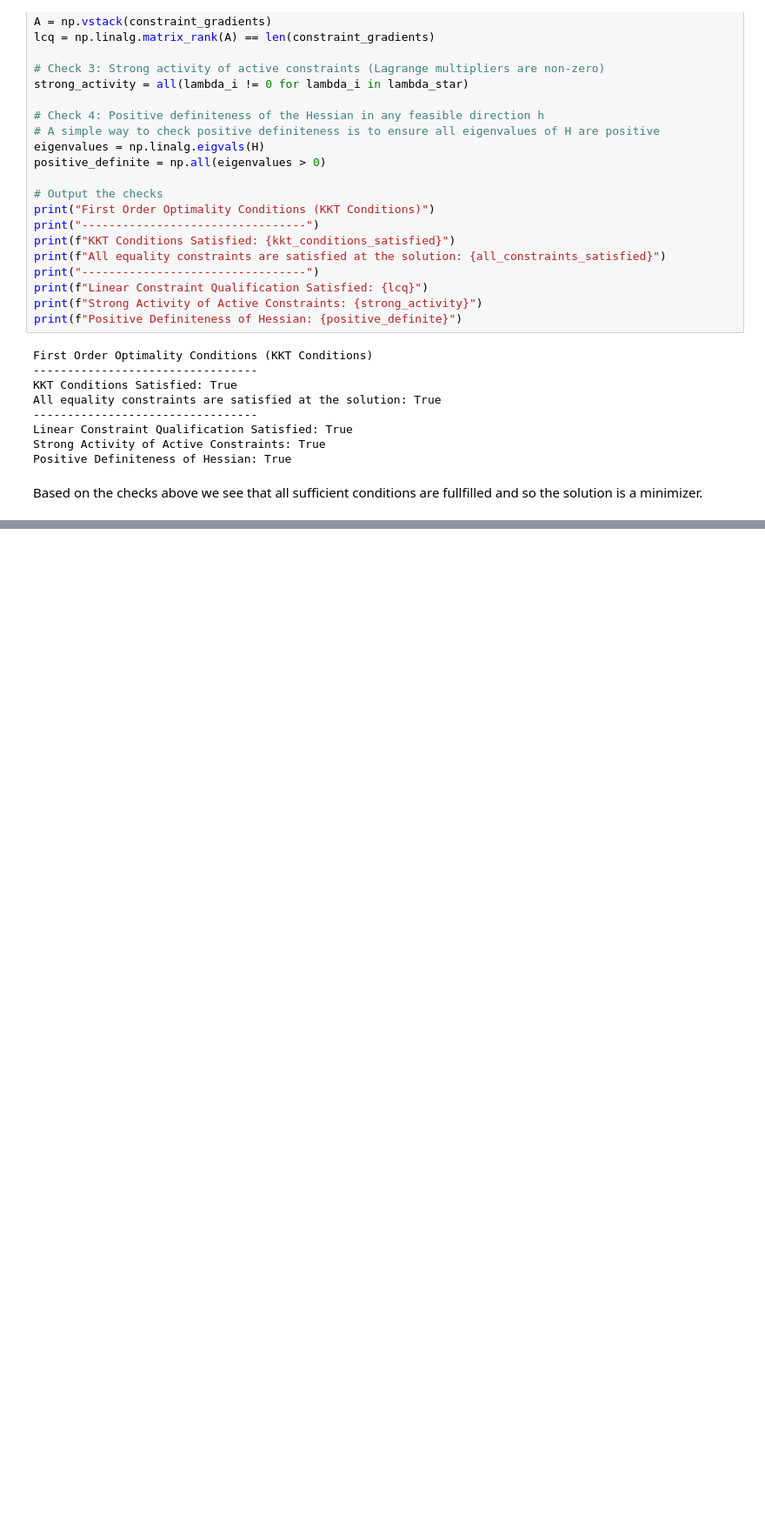
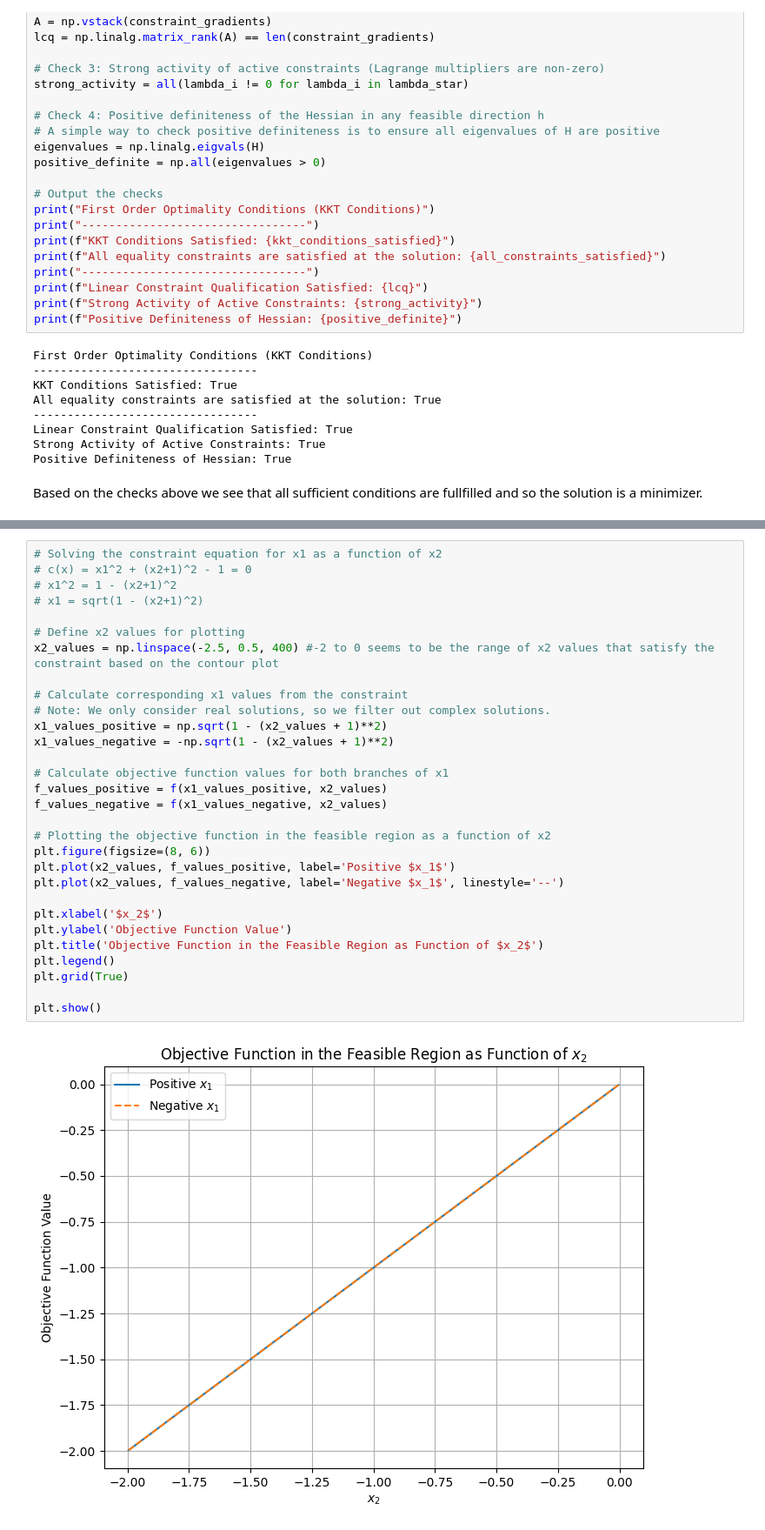
Before and after one commit to wdmdev/copti, a Jupyter notebook: notebooks/week2.ipynb, the cells around one changed output, grey strips where cells are left out. Shown at 87% size. Cells and saved outputs as stored; diff of their text form; blank space fills up the shorter version.

```diff
--- a/notebooks/week2.ipynb
+++ b/notebooks/week2.ipynb
@@ -462,0 +887,32 @@ Based on the checks above we see that all sufficient conditions are fullfilled a
+# %%
+# Solving the constraint equation for x1 as a function of x2
+# c(x) = x1^2 + (x2+1)^2 - 1 = 0
+# x1^2 = 1 - (x2+1)^2
+# x1 = sqrt(1 - (x2+1)^2)
+
+# Define x2 values for plotting
+x2_values = np.linspace(-2.5, 0.5, 400) #-2 to 0 seems to be the range of x2 values that satisfy the constraint based on the contour plot
+
+# Calculate corresponding x1 values from the constraint
+# Note: We only consider real solutions, so we filter out complex solutions.
+x1_values_positive = np.sqrt(1 - (x2_values + 1)**2)
+x1_values_negative = -np.sqrt(1 - (x2_values + 1)**2)
+
+# Calculate objective function values for both branches of x1
+f_values_positive = f(x1_values_positive, x2_values)
+f_values_negative = f(x1_values_negative, x2_values)
+
+# Plotting the objective function in the feasible region as a function of x2
+plt.figure(figsize=(8, 6))
+plt.plot(x2_values, f_values_positive, label='Positive $x_1$')
+plt.plot(x2_values, f_values_negative, label='Negative $x_1$', linestyle='--')
+
+plt.xlabel('$x_2$')
+plt.ylabel('Objective Function Value')
+plt.title('Objective Function in the Feasible Region as Function of $x_2$')
+plt.legend()
+plt.grid(True)
+
+plt.show()
+# %% [output]
+[figure, added]
```
Also changed, not shown: parts of 27 cells of this notebook.
